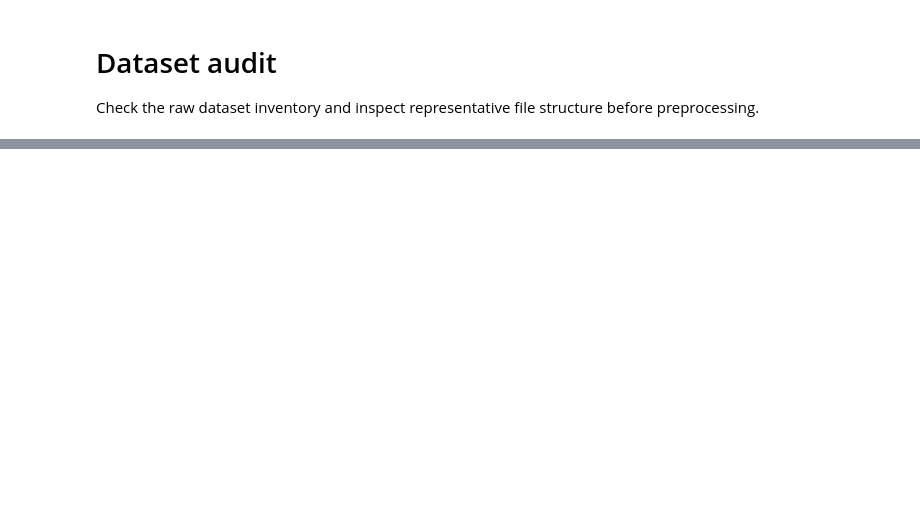
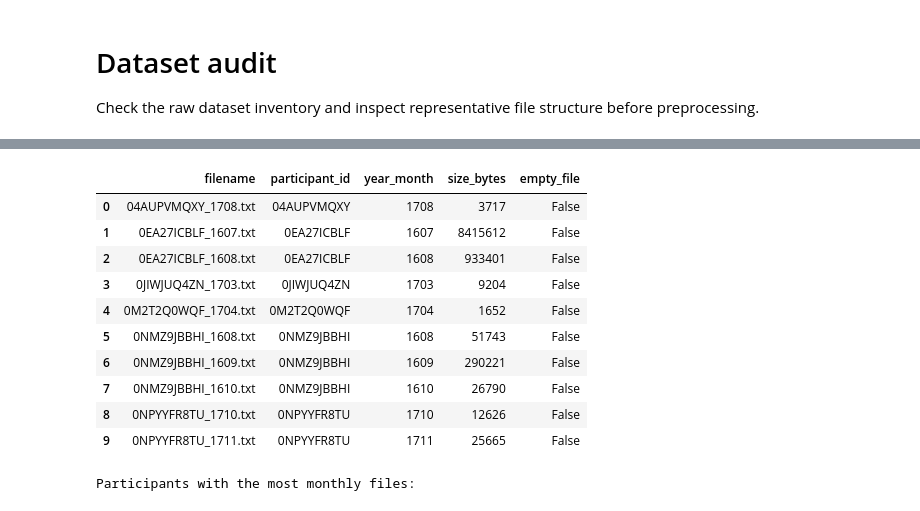
Before and after one commit to CS-HARSHA/PARKINSONS-DISEASE-PREDICTOR, a Jupyter notebook: notebooks/01_dataset_audit.ipynb, the cells around one changed output, grey strips where cells are left out. Drawn from its saved outputs; the diff is of its cells as text; code cells hidden in the pictures; blank space fills up the shorter version.

```diff
--- a/notebooks/01_dataset_audit.ipynb
+++ b/notebooks/01_dataset_audit.ipynb
@@ -46,0 +193,68 @@ else:
+# %%
+manifest_rows = []
+
+for path in log_files:
+    match = LOG_FILENAME_RE.match(path.name)
+
+    manifest_rows.append({
+        "filename": path.name,
+        "participant_id": match.group(
+            "participant_id"
+        ).upper(),
+        "year_month": match.group("year_month"),
+        "size_bytes": path.stat().st_size,
+        "empty_file": path.stat().st_size == 0,
+    })
+
+
+log_manifest = pd.DataFrame(manifest_rows)
+
+
+print("Total monthly files:", len(log_manifest))
+
+print(
+    "Unique participants:",
+    log_manifest["participant_id"].nunique()
+)
+
+print(
+    "Distinct year-month values:",
+    log_manifest["year_month"].nunique()
+)
+
+print(
+    "Empty files:",
+    int(log_manifest["empty_file"].sum())
+)
+
+
+print("\nManifest preview:")
+display(log_manifest.head(10))
+
+
+files_per_participant = (
+    log_manifest
+    .groupby("participant_id")
+    .size()
+    .rename("monthly_log_files")
+    .reset_index()
+    .sort_values(
+        "monthly_log_files",
+        ascending=False
+    )
+)
+
+
+print("\nParticipants with the most monthly files:")
+display(files_per_participant.head(10))
+
+
+print("\nNumber of files per month:")
+display(
+    log_manifest["year_month"]
+    .value_counts()
+    .sort_index()
+    .rename_axis("year_month")
+    .to_frame("number_of_files")
+)
+# %% [output]
@@ -46,0 +267,12 @@ else:
+|  | filename | participant_id | year_month | size_bytes | empty_file |
+| 0 | 04AUPVMQXY_1708.txt | 04AUPVMQXY | 1708 | 3717 | False |
+| 1 | 0EA27ICBLF_1607.txt | 0EA27ICBLF | 1607 | 8415612 | False |
+| 2 | 0EA27ICBLF_1608.txt | 0EA27ICBLF | 1608 | 933401 | False |
+| 3 | 0JIWJUQ4ZN_1703.txt | 0JIWJUQ4ZN | 1703 | 9204 | False |
+| 4 | 0M2T2Q0WQF_1704.txt | 0M2T2Q0WQF | 1704 | 1652 | False |
+| 5 | 0NMZ9JBBHI_1608.txt | 0NMZ9JBBHI | 1608 | 51743 | False |
+| 6 | 0NMZ9JBBHI_1609.txt | 0NMZ9JBBHI | 1609 | 290221 | False |
+| 7 | 0NMZ9JBBHI_1610.txt | 0NMZ9JBBHI | 1610 | 26790 | False |
+| 8 | 0NPYYFR8TU_1710.txt | 0NPYYFR8TU | 1710 | 12626 | False |
+| 9 | 0NPYYFR8TU_1711.txt | 0NPYYFR8TU | 1711 | 25665 | False |
+Participants with the most monthly files:
```
Also changed, not shown: parts of 42 cells of this notebook, 17 other files.
